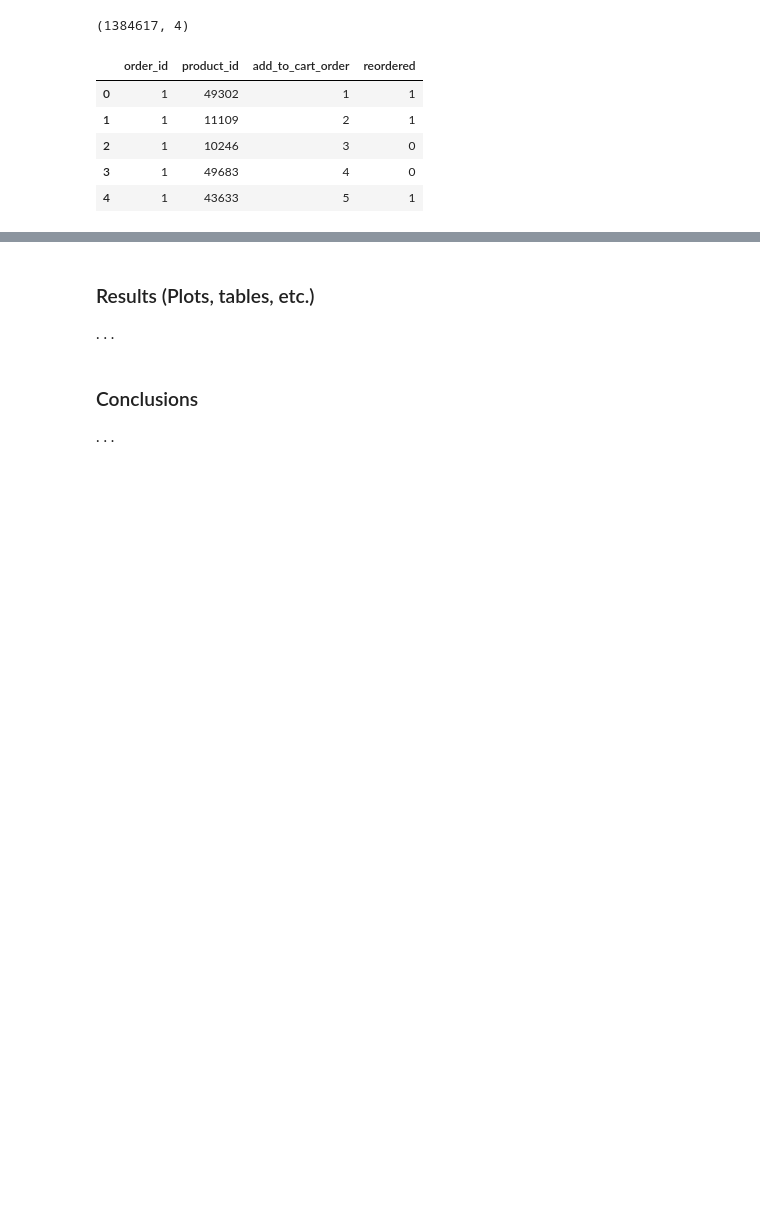
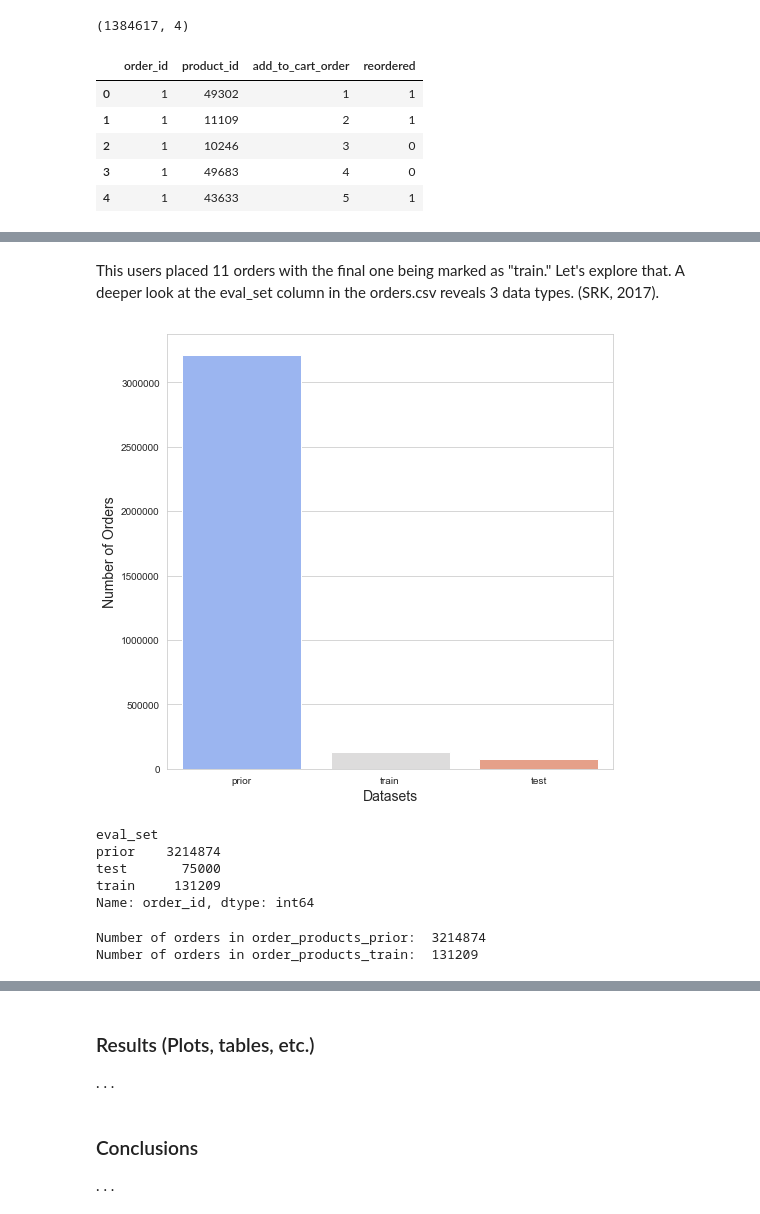
Before and after one commit to juemura/cs241, a Jupyter notebook: ianPortion.ipynb, the cells around one changed output, grey strips where cells are left out. Cells and saved outputs as stored; diff of their text form; code cells hidden in the pictures; blank space fills up the shorter version.

```diff
--- a/ianPortion.ipynb
+++ b/ianPortion.ipynb
@@ -164,0 +178,27 @@ The longest that a customer has gone without buying product
+# %% [markdown]
+This users placed 11 orders with the final one being marked as "train." Let's explore that. A deeper look at the eval_set column in the orders.csv reveals 3 data types. (SRK, 2017).
+# %%
+datasets = orders_data.eval_set.value_counts()
+
+sns.set_style('whitegrid')
+f, ax = plt.subplots(figsize=(8, 8))
+sns.barplot(datasets.index, datasets.values, palette='coolwarm')
+plt.ylabel('Number of Orders', fontsize=14)
+plt.xlabel('Datasets', fontsize=14)
+plt.show()
+# %% [output]
+[figure, added]
+# %%
+orders_data.groupby("eval_set")["order_id"].unique().apply(len)
+# %% [output]
+eval_set
+prior    3214874
+test       75000
+train     131209
+Name: order_id, dtype: int64
+# %%
+print("Number of orders in order_products_prior: ", len(op_prior.order_id.unique()))
+print("Number of orders in order_products_train: ", len(op_train.order_id.unique()))
+# %% [output]
+Number of orders in order_products_prior:  3214874
+Number of orders in order_products_train:  131209
```
Also changed, not shown: parts of 47 cells of this notebook.
